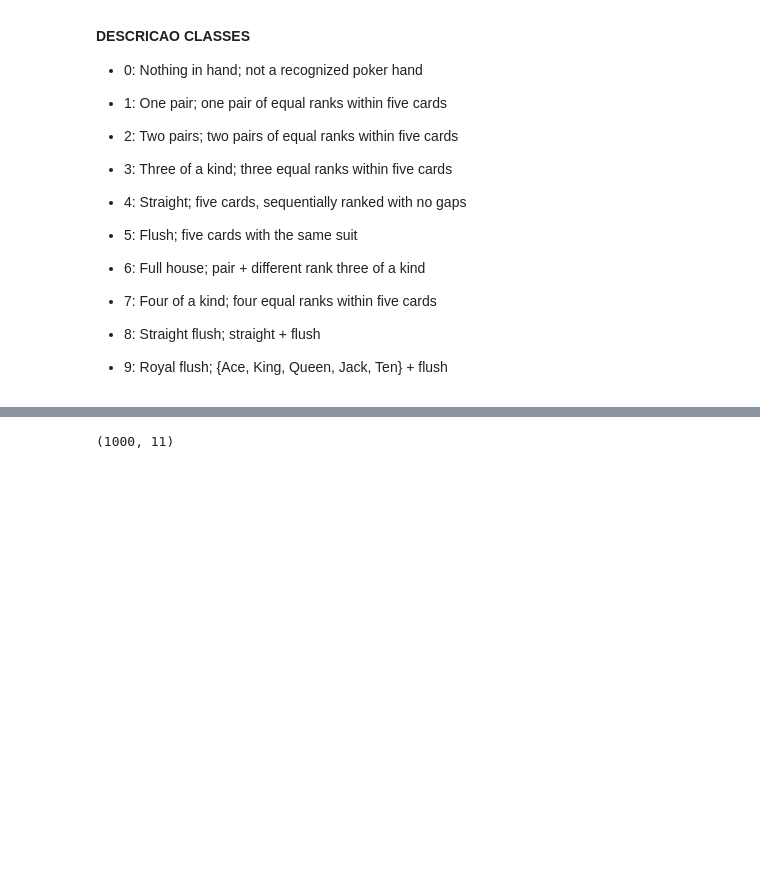
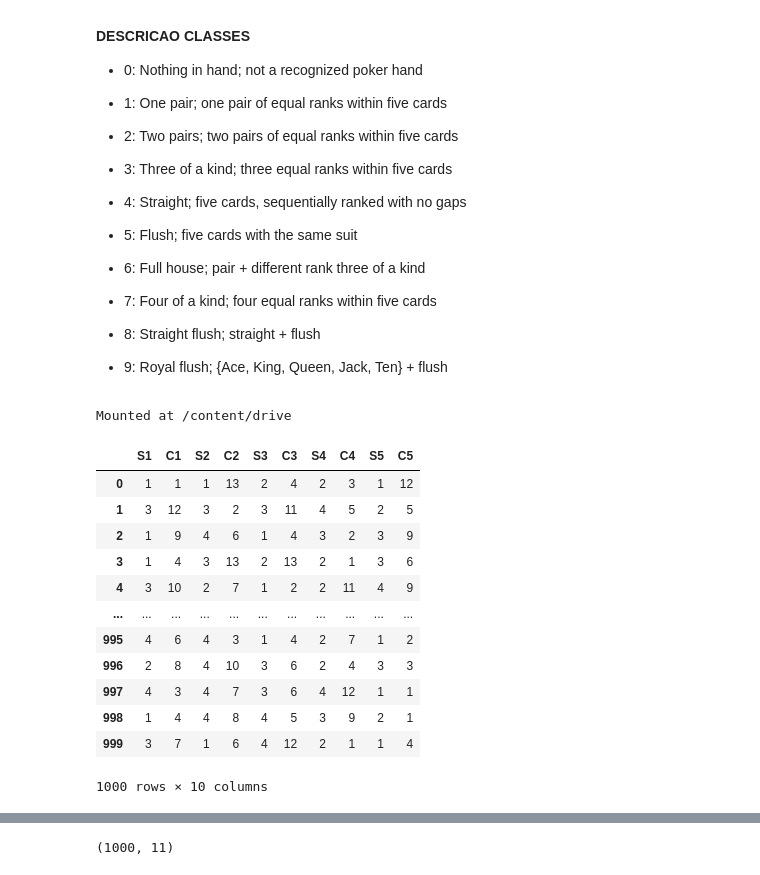
Before and after one commit to WillianCella/ModelosDeAprendizadoSupervisionado, a Jupyter notebook: Trabalho_1_–_Modelos_de_Aprendizado_Supervisionado.ipynb, the cells around one changed output, grey strips where cells are left out. Cells and saved outputs as stored; diff of their text form; code cells hidden in the pictures; blank space fills up the shorter version.

```diff
--- a/Trabalho_1_–_Modelos_de_Aprendizado_Supervisionado.ipynb
+++ b/Trabalho_1_–_Modelos_de_Aprendizado_Supervisionado.ipynb
@@ -49,6 +47,31 @@ from sklearn.tree import DecisionTreeClassifier
 # %%
-#from google.colab import drive
-#drive.mount('/content/drive', force_remount=True)
+from google.colab import drive
+drive.mount('/content/drive', force_remount=True)
+# %% [output]
+Mounted at /content/drive
+# %%
+dados = pd.read_csv("/content/drive/MyDrive/Shared/poker-hand-testing3.csv", sep = ';')
+#dados = pd.read_csv("poker-hand-testing3.csv", sep=';')
+x = dados.iloc[:, :10].values # Cria uma matriz com todos os valores exceto as classes
+y = dados['Class'].values     # Cria um array com os valores das classes
+
+# Cria um dataFrame com a matriz de dados com os nomes de todas as colunas exceto a última
+df_temp = pd.DataFrame(dados,columns=dados.columns[:-1])
+df_temp
+# %% [output]
+|  | S1 | C1 | S2 | C2 | S3 | C3 | S4 | C4 | S5 | C5 |
+| 0 | 1 | 1 | 1 | 13 | 2 | 4 | 2 | 3 | 1 | 12 |
+| 1 | 3 | 12 | 3 | 2 | 3 | 11 | 4 | 5 | 2 | 5 |
+| 2 | 1 | 9 | 4 | 6 | 1 | 4 | 3 | 2 | 3 | 9 |
+| 3 | 1 | 4 | 3 | 13 | 2 | 13 | 2 | 1 | 3 | 6 |
+| 4 | 3 | 10 | 2 | 7 | 1 | 2 | 2 | 11 | 4 | 9 |
+| ... | ... | ... | ... | ... | ... | ... | ... | ... | ... | ... |
+| 995 | 4 | 6 | 4 | 3 | 1 | 4 | 2 | 7 | 1 | 2 |
+| 996 | 2 | 8 | 4 | 10 | 3 | 6 | 2 | 4 | 3 | 3 |
+| 997 | 4 | 3 | 4 | 7 | 3 | 6 | 4 | 12 | 1 | 1 |
+| 998 | 1 | 4 | 4 | 8 | 4 | 5 | 3 | 9 | 2 | 1 |
+| 999 | 3 | 7 | 1 | 6 | 4 | 12 | 2 | 1 | 1 | 4 |
+1000 rows × 10 columns
 # %%
 dados.describe()
 # %% [output]
```
Also changed, not shown: parts of 12 cells of this notebook.
